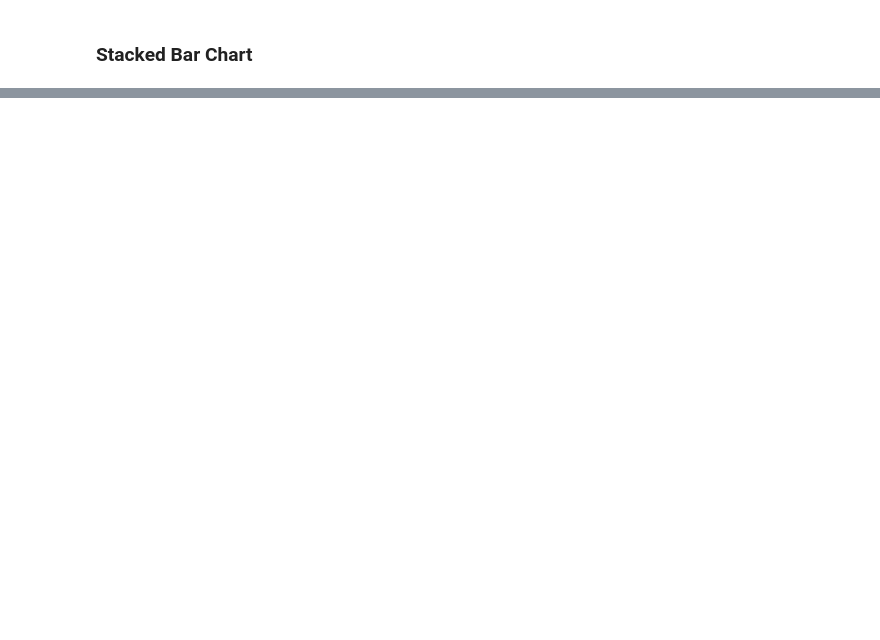
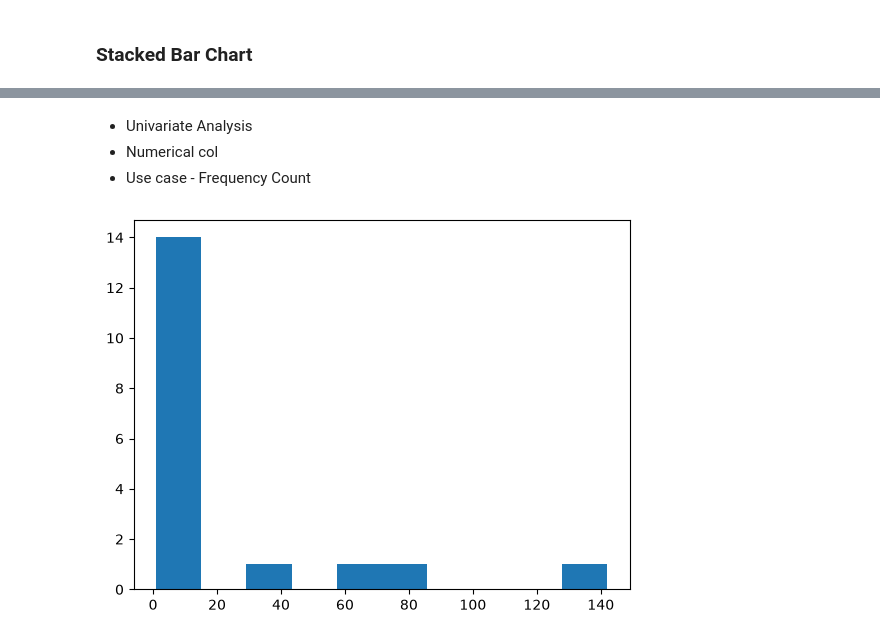
Before and after one commit to AMMARKHALID2004/Matplotlib, a Jupyter notebook: Matplotlib Part 1.ipynb, the cells around one changed output, grey strips where cells are left out. Saved outputs shown, nothing was run; the diff lists cells and outputs as text; code cells hidden in the pictures; blank space fills up the shorter version.

```diff
--- a/Matplotlib Part 1.ipynb
+++ b/Matplotlib Part 1.ipynb
@@ -377,0 +389,11 @@ plt.legend()
+# %% [markdown]
+- Univariate Analysis
+- Numerical col
+- Use case - Frequency Count
+# %%
+#simple data
+data=[5,5,5,1,2,43,142,73,62,4,6,4,7,4,5,5,6,1]
+plt.hist(data) #bins have been created automatically
+plt.show()
+# %% [output]
+[figure, added]
```
Also changed, not shown: parts of 31 cells of this notebook.
